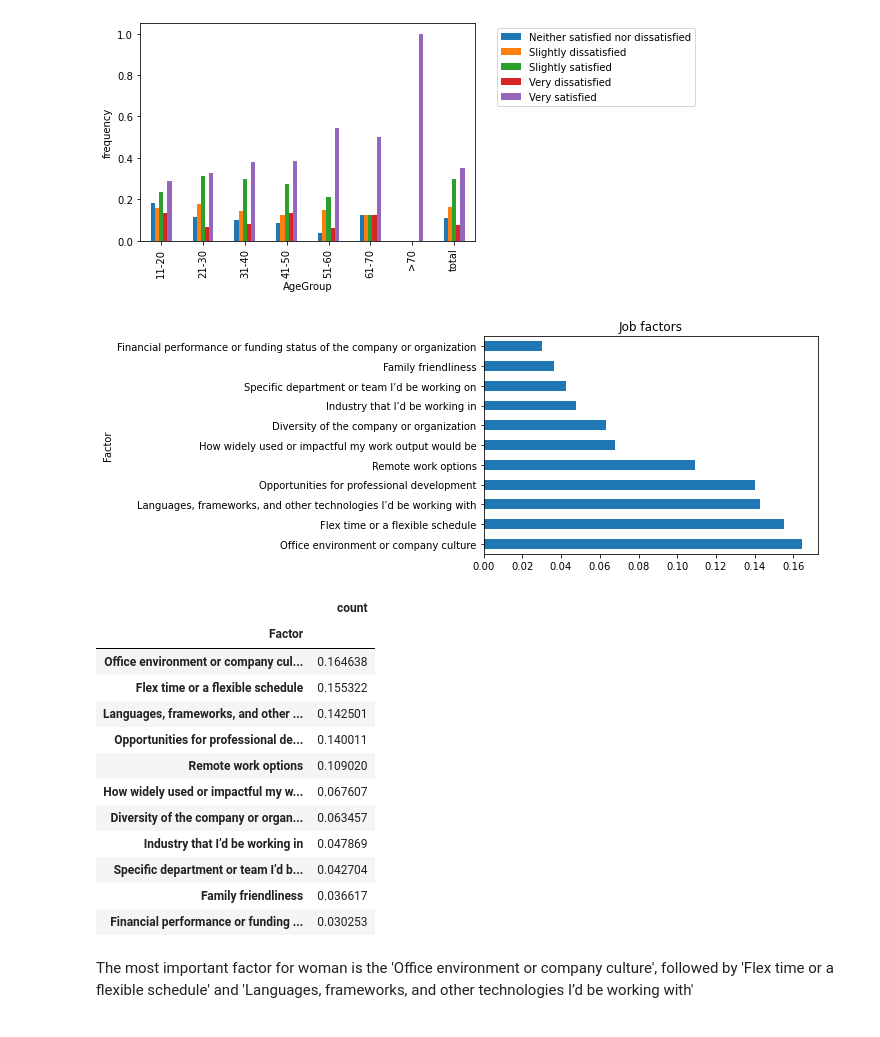
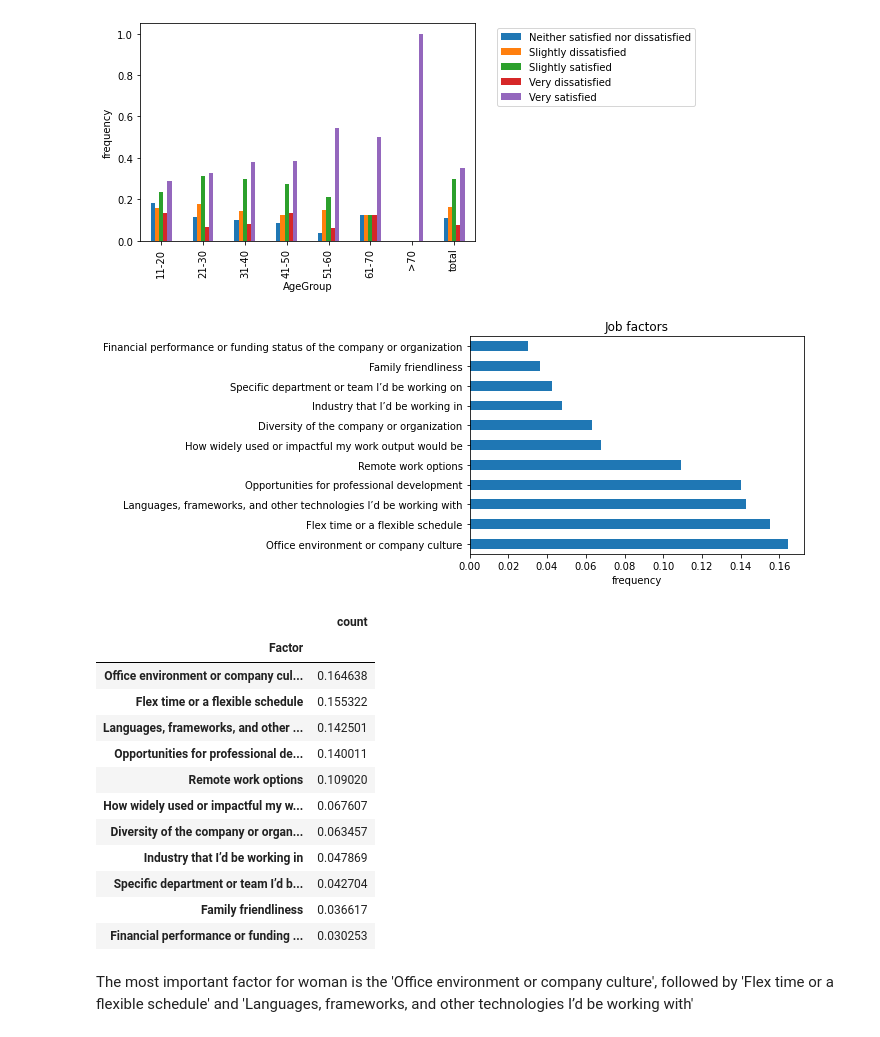
Before and after one commit to saskiakutz/Women_in_stack_overflow_2020, a Jupyter notebook: stackoverflow_survey_2020.ipynb, the cells around one changed output. Saved outputs shown, nothing was run; the diff lists cells and outputs as text; code cells hidden in the pictures.

Commit message:
document strings for all functions. Function cleanup by declaring functions more broadly

```diff
--- a/stackoverflow_survey_2020.ipynb
+++ b/stackoverflow_survey_2020.ipynb
@@ -96,6 +88,14 @@ There are people that only identify as woman, but there are also people that ide
 # %%
 # help function for counting
 def total_count(df, col1, col2, look_for):
+    """
+    INPUT
+        df - pandas dataframe with the data holding the necessary columns
+            col1 - string - the column of interest in df
+            col2 - string - the counting column for col1
+    OUTPUT
+        new_df - pandas dataframe - holding the data of col1 and col2
+    """
     new_df = defaultdict(int)
     for val in look_for:
         for idx in range(df.shape[0]):
@@ -138,6 +150,12 @@ props_df
 | Non-binary, genderqueer, or gende... | 0.012260 |
 # %%
 def woman_col(gender_col):
+    """
+    INPUT
+        gender_col - column of interest
+    OUTPUT
+        0/1 - depending of the value in gender_col is in gender_woman
+    """
     gender_woman = ["Woman", "Woman;Non-binary, genderqueer, or gender non-conforming", "Woman;Man",
                     "Woman;Man;Non-binary, genderqueer, or gender non-conforming"]
     if gender_col in gender_woman:
@@ -599,29 +649,15 @@ age_empl(df_woman, 'Age', 'AgeGroup', 'JobSat')
 # %%
 # Job factors
 possible_factors = ['Remote work options', 'Office environment or company culture',
                     'Financial performance or funding status of the company or organization',
                     'Opportunities for professional development', 'Diversity of the company or organization',
                     'How widely used or impactful my work output would be', 'Industry that I’d be working in',
                     'Specific department or team I’d be working on', 'Flex time or a flexible schedule',
                     'Languages, frameworks, and other technologies I’d be working with', 'Family friendliness']
 
-def job_factor(df, title='Job factors', plot=True):
-    study = df['JobFactors'].value_counts().reset_index()
-    study.rename(columns={'index': 'Factor', 'JobFactors': 'count'}, inplace=True)
-    study_df = total_count(study, 'Factor', 'count', possible_factors)
-
-    study_df.set_index('Factor', inplace=True)
-    if plot:
-        (study_df/study_df.sum()).plot(kind='barh', legend=None);
-        plt.title(title);
-        plt.xlabel('frequency')
-        plt.show()
-    props_study_df = study_df/study_df.sum()
-    return props_study_df
-
-job_factor(df_woman, plot=True)
+clean_and_plot(df_woman, possible_factors, 'JobFactors', 'Factor', 'Job factors')
 # %% [output]
-[figure, old version]
+[figure, new version]
 |  | count |
 | Factor |  |
 | Office environment or company cul... | 0.164638 |
```
Also changed, not shown: parts of 13 cells of this notebook, 6 other files.
